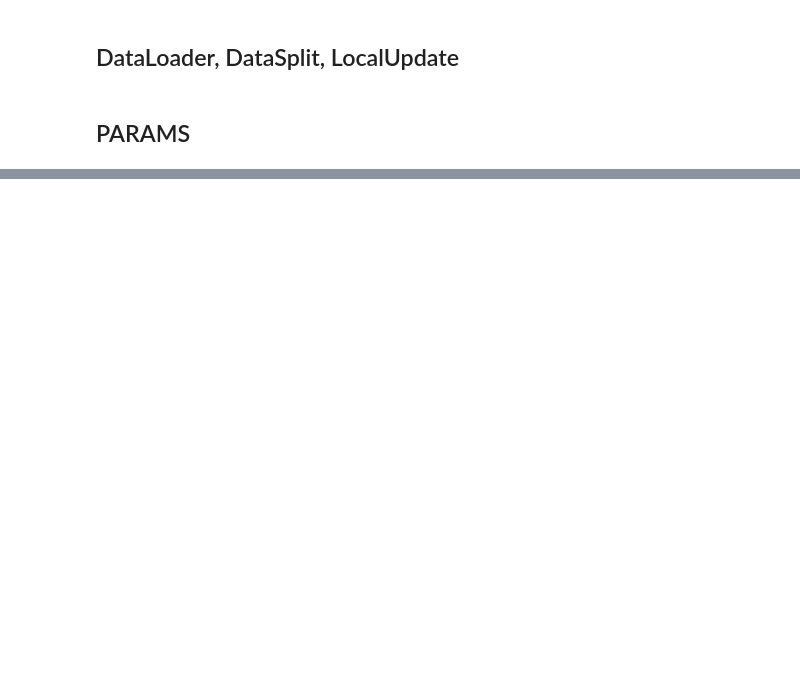
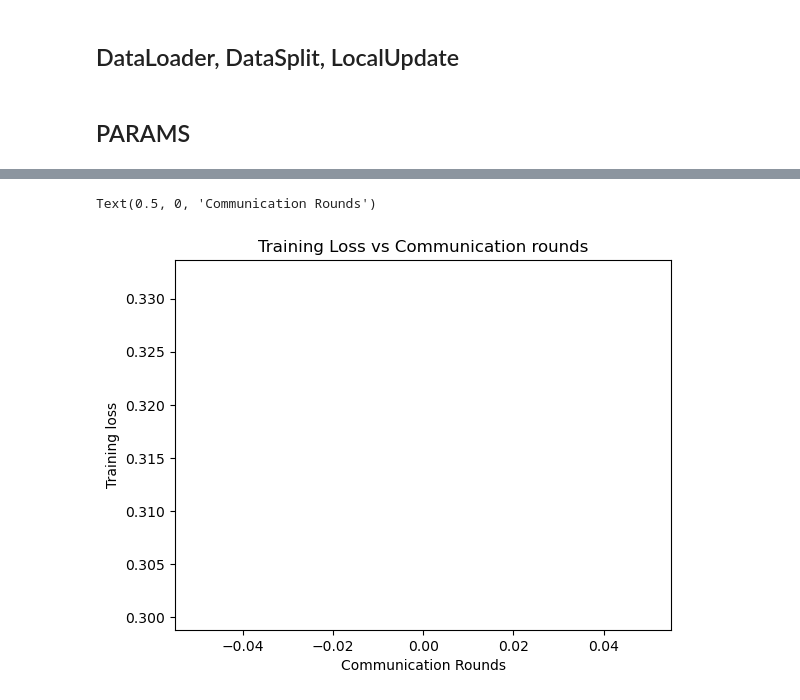
Before and after one commit to BellTigerLee/Federated-Learning-PyTorch, a Jupyter notebook: src/experiment.ipynb, the cells around one changed output, grey strips where cells are left out. Cells and saved outputs as stored; diff of their text form; code cells hidden in the pictures; blank space fills up the shorter version.

```diff
--- a/src/experiment.ipynb
+++ b/src/experiment.ipynb
@@ -350,4 +334,5 @@ plt.show()
 # %%
+import torch.nn.functional as F
 class MLP(nn.Module):
     def __init__(self, dim_in, dim_hidden, dim_out):
         super(MLP, self).__init__()
@@ -364,10 +349,11 @@ class MLP(nn.Module):
         x = self.dropout(x)
         x = self.relu(x)
         x = self.layer_hidden1(x)
+        x = self.dropout(x)
         x = self.relu(x)
-        x = self.dropout(x)
         x = self.layer_hidden2(x)
-        return self.softmax(x)
+        return F.log_softmax(x)
+        # return self.softmax(x)
 
 class CNNMNist(nn.Module):
     def __init__(self, args):
@@ -450,7 +475,7 @@ cv_loss, cv_acc = [], []
 print_every = 2
 val_loss_pre, counter = 0, 0
 # %%
-global_model = MLP(dim_in=dim_in, dim_hidden=dim_hidden, dim_out=dim_out)
+global_model = MLP(dim_in=dim_in, dim_hidden=dim_hidden, dim_out=args.num_classes)
 global_model.to(device)
 global_model.train()
 global_weights = global_model.state_dict()
@@ -458,6 +483,7 @@ global_weights = global_model.state_dict()
 epochs = 300
 train_dataset, valid_dataset, test_dataset = get_dataset(args)
 for epoch in tqdm(range(args.epochs)):
+# for epoch in tqdm(range(1)):
         local_weights, local_losses = [], []
         print(f'\n | Global Training Round : {epoch+1} |\n')
 
@@ -467,7 +493,7 @@ for epoch in tqdm(range(args.epochs)):
 
         for idx in idxs_users:
             local_model = LocalUpdate(args=args, dataset=train_dataset,
-                                      idxs=user_groups[idx], logger=logger)
+                                      idx=user_groups[idx])
             w, loss = local_model.update_weights(
                 model=copy.deepcopy(global_model), global_round=epoch)
             local_weights.append(copy.deepcopy(w))
@@ -487,7 +513,7 @@ for epoch in tqdm(range(args.epochs)):
         global_model.eval()
         for c in range(args.num_users):
             local_model = LocalUpdate(args=args, dataset=train_dataset,
-                                      idxs=user_groups[idx], logger=logger)
+                                      idx=user_groups[idx])
             acc, loss = local_model.inference(model=global_model)
             list_acc.append(acc)
             list_loss.append(loss)
@@ -502,0 +545,12 @@ AttributeError: 'Namespace' object has no attribute 'epochs'
+# %%
+plt.figure()
+plt.title('Training Loss vs Communication rounds')
+plt.plot(range(len(train_loss)), train_loss, color='r')
+plt.ylabel('Training loss')
+plt.xlabel('Communication Rounds')
+# plt.savefig('../save/fed_{}_{}_{}_C[{}]_iid[{}]_E[{}]_B[{}]_loss.png'.
+            # format(args.dataset, args.model, args.epochs, args.frac,
+                    # args.iid, args.local_ep, args.local_bs))
+# %% [output]
+Text(0.5, 0, 'Communication Rounds')
+[figure, added]
```
Also changed, not shown: parts of 9 cells of this notebook, 9 other files.
